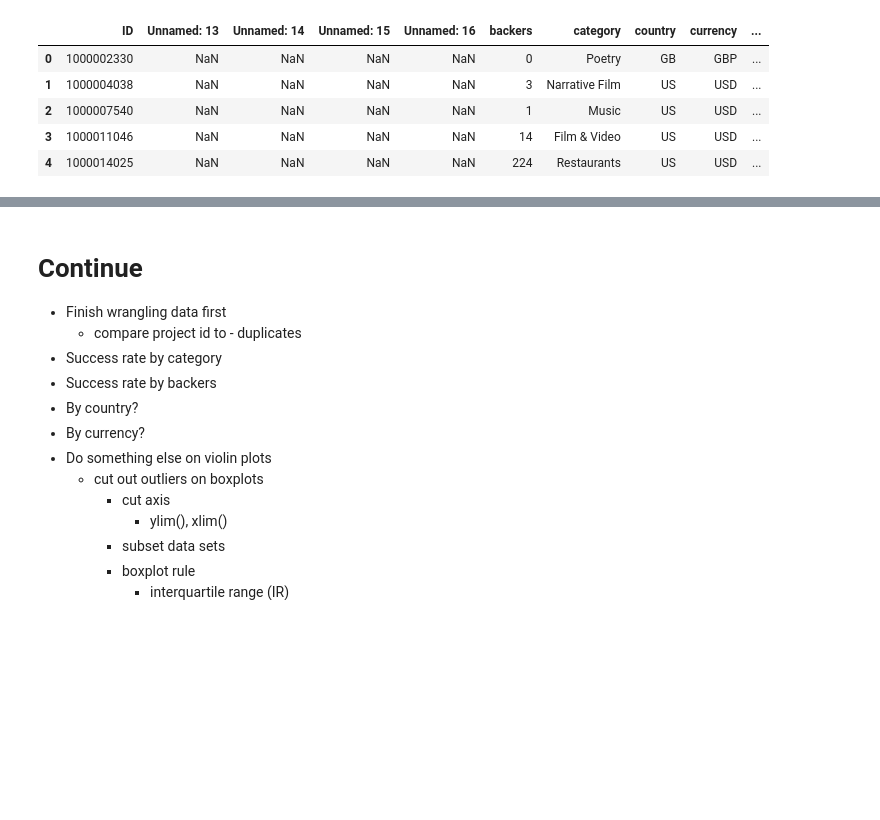
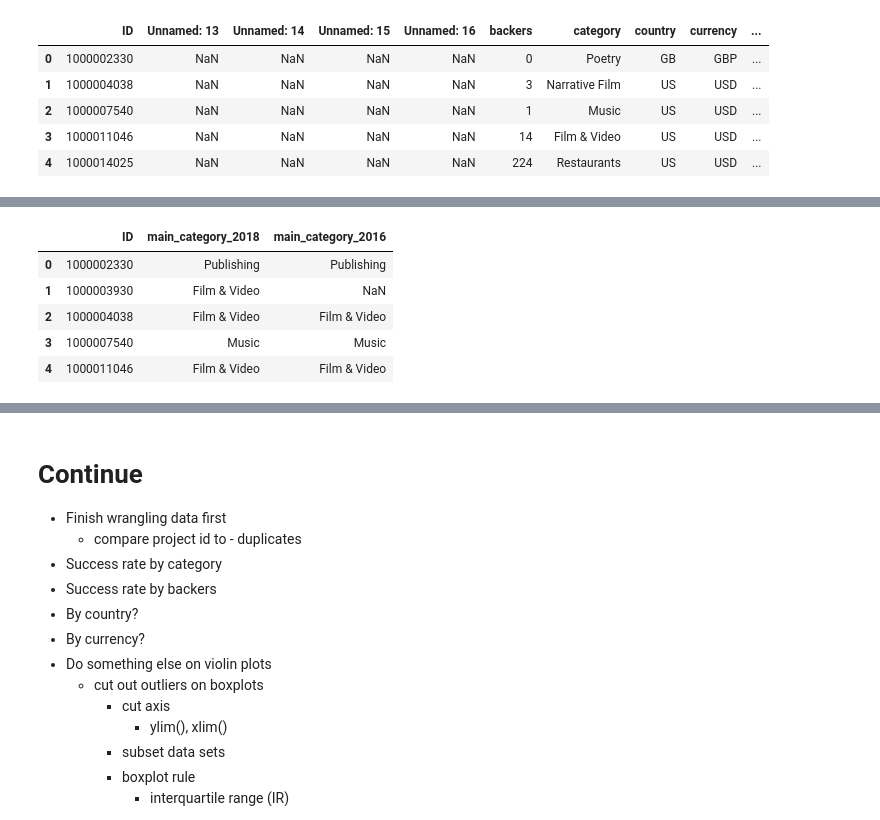
Before and after one commit to holiday007/-Springboard-Holiday_Projects, a Jupyter notebook: Springboard Project/Spring Board Capstone Project - 1. Exploring two Data Sets.ipynb, the cells around one changed output, grey strips where cells are left out. Cells and saved outputs as stored; diff of their text form; code cells hidden in the pictures; blank space fills up the shorter version.

```diff
--- a/Springboard Project/Spring Board Capstone Project - 1. Exploring two Data Sets.ipynb
+++ b/Springboard Project/Spring Board Capstone Project - 1. Exploring two Data Sets.ipynb
@@ -301,0 +312,9 @@ df_dup[149999:150100]
+# %%
+df_compare.head()
+# %% [output]
+|  | ID | main_category_2018 | main_category_2016 |
+| 0 | 1000002330 | Publishing | Publishing |
+| 1 | 1000003930 | Film & Video | NaN |
+| 2 | 1000004038 | Film & Video | Film & Video |
+| 3 | 1000007540 | Music | Music |
+| 4 | 1000011046 | Film & Video | Film & Video |
```
Also changed, not shown: parts of 10 cells of this notebook, 2 other files.
